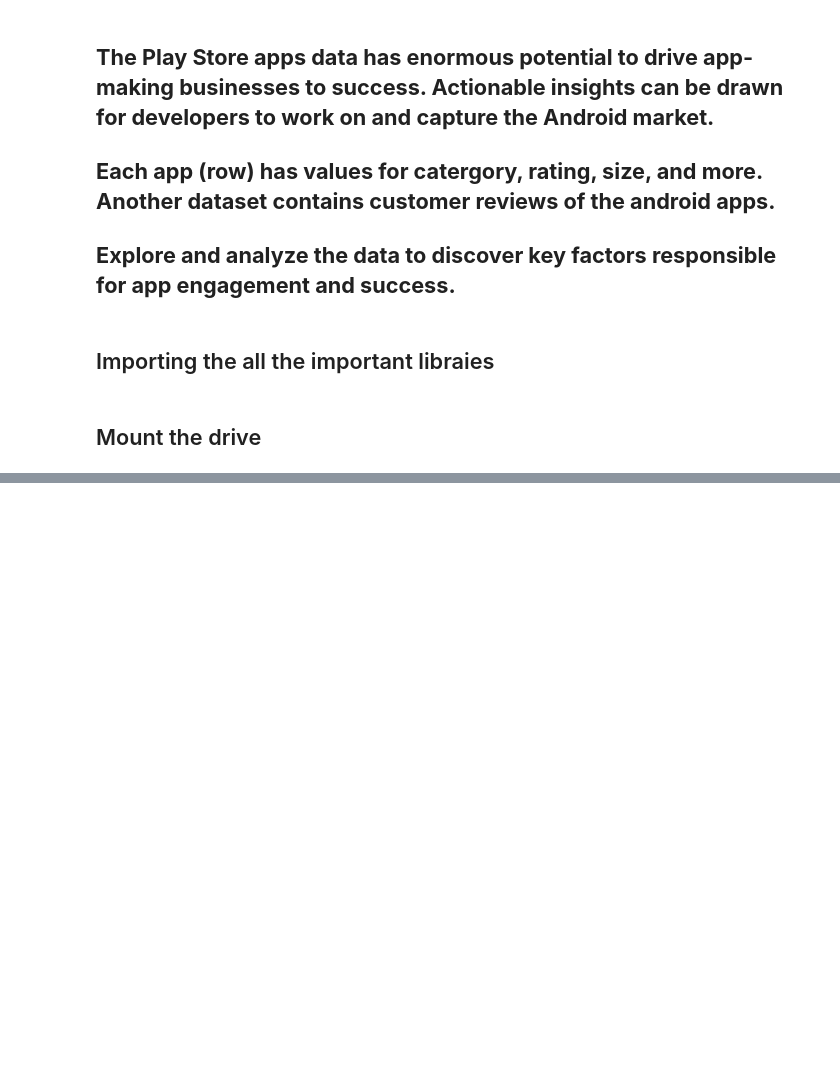
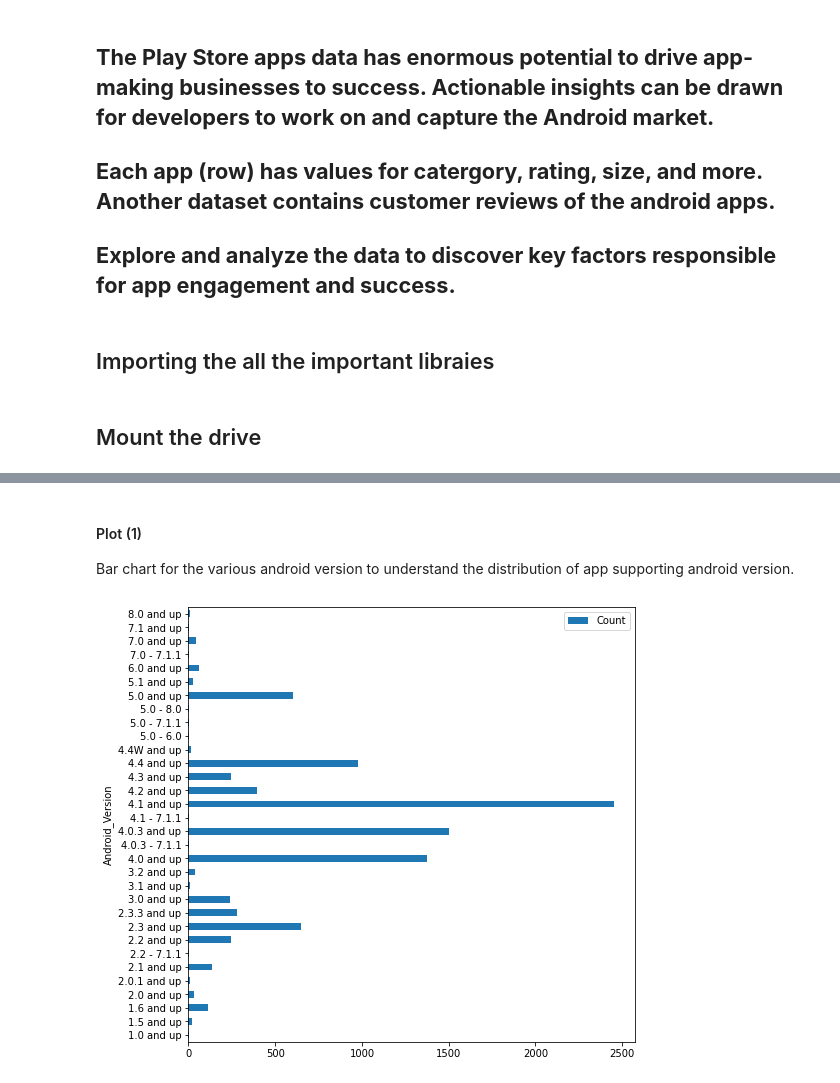
Before and after one commit to BharatSingla12/Play-Store-App-Review-Analysis-EDA-, a Jupyter notebook: Play_Store_App_Review_Analysis_Capstone_Project.ipynb, the cells around one changed output, grey strips where cells are left out. Saved outputs shown, nothing was run; the diff lists cells and outputs as text; code cells hidden in the pictures; blank space fills up the shorter version.

```diff
--- a/Play_Store_App_Review_Analysis_Capstone_Project.ipynb
+++ b/Play_Store_App_Review_Analysis_Capstone_Project.ipynb
@@ -141,0 +323,15 @@ df.head(5)
+# %%
+# Expressing the Price in integers form.
+
+def pricetonumber(row):
+    try:
+        returnvalue =float(row[1:].replace(',', ''))
+    except:
+        try:
+            returnvalue =float(row)
+        except:
+            returnvalue = None
+
+    return returnvalue
+
+df["Price"] = df["Price"].apply(pricetonumber)
@@ -141,0 +378,9 @@ df.head(5)
+# %% [markdown]
+#### Plot (1)
+Bar chart for the various android version to understand the distribution of app supporting android version.
+# %%
+plot_df_0 = df['Android Ver'][df['Android Ver'] != 'Varies with device']
+plot_df_1 = pd.DataFrame(plot_df_0.value_counts()).reset_index().rename(columns = {'index' : "Android_Version", 'Android Ver' : "Count"}).sort_values(by='Android_Version', ascending=True)
+ax = plot_df_1.plot(x = 'Android_Version', y = 'Count', kind = 'barh', figsize  = (8,8))
+# %% [output]
+[figure, added]
```
Also changed, not shown: parts of 109 cells of this notebook.
